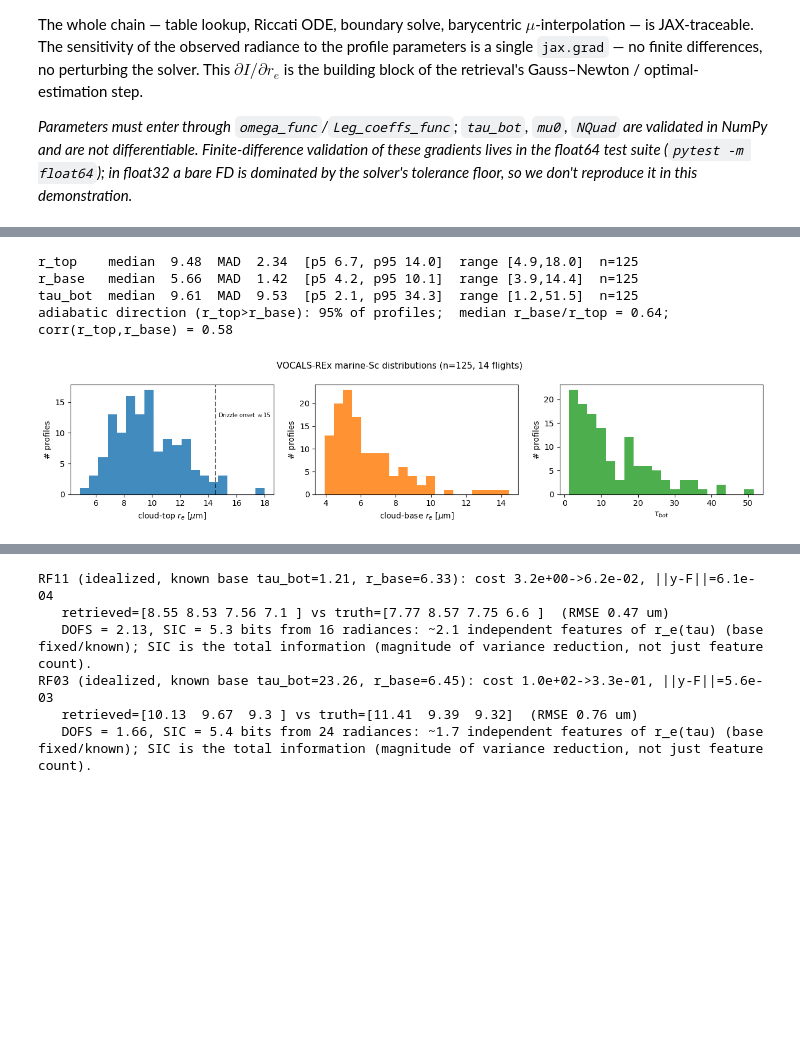
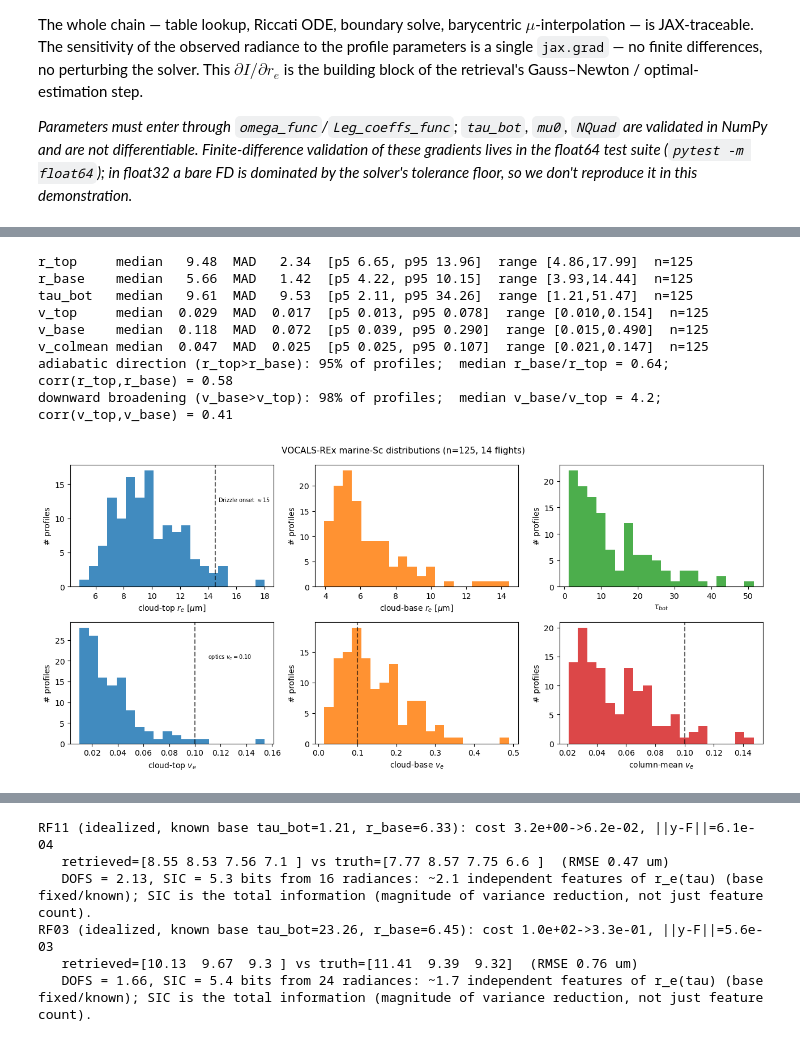
Before and after one commit to dhjx1996/Pythonic-DISORT_inhomogeneous_atmosphere, a Jupyter notebook: docs/riccati_solver_VOCALS_retrieval.ipynb, the cells around one changed output, grey strips where cells are left out. Saved outputs shown, nothing was run; the diff lists cells and outputs as text; code cells hidden in the pictures; blank space fills up the shorter version.

```diff
--- a/docs/riccati_solver_VOCALS_retrieval.ipynb
+++ b/docs/riccati_solver_VOCALS_retrieval.ipynb
@@ -40,17 +36,13 @@ tau_bot = 12.0
 NQuad, NLeg, NLeg_all = 16, 16, 32       # streams; NLeg_all > NLeg feeds delta-M / TMS
 
 # Optics interpolation table r_e -> (omega, Leg_coeffs), built once (offline,
-# high n_radii -> ripple-free). Full Mie inside the ODE never finishes compiling;
+# high n_radii -> ripple-free).
 # the table makes the optics O(1) and keeps r_e -> (omega, Leg) differentiable
 # (table-slope Jacobian). select_channel picks the (single) MODIS band exactly.
 opt = select_channel(
-    build_re_table([wavelength], 2.0, 25.0, 32, v_eff, n_radii=600, NLeg=NLeg_all), 0)
+    build_re_table([wavelength], 2.0, 20.0, 32, v_eff, n_radii=600, NLeg=NLeg_all), 0)  # The table used in production is more detailed
 
-# Adiabatic r_e(tau): grows from base (tau=tau_bot) to top (tau=0). The adiabatic
-# law in OPTICAL DEPTH is r_e ~ tau^(1/5): r_e**3 ~ LWC ~ height z, but the
-# extinction ~ r_e**2 makes tau ~ z^(5/3), so r_e ~ tau^(1/5). We make r_e**5 affine
-# in tau -> r_e stays >= re_base and dr_e/dtau is finite (no root cusp at base).
-re_top, re_base = 12.0, 8.0              # microns (marine Sc: gentle 12->8 um growth)
+re_top, re_base = 12.0, 8.0              # microns (approximate marine Sc: gentle 12->8 um growth)
 def r_e_of_tau(tau, re_top=re_top, re_base=re_base):
     return (re_base ** 5 + (re_top ** 5 - re_base ** 5) * (1 - tau / tau_bot)) ** (1 / 5)
 
@@ -288,30 +294,46 @@ discipline to prevent data leakage.
 # %%
 # VOCALS-REx empirical distributions (the prior's scale); `profiles` loaded above.
 rt = np.array([p.r_top for p in profiles]); rb = np.array([p.r_base for p in profiles])
 tb = np.array([p.tau_bot for p in profiles])
-keep = (tb >= 0.3) & (tb <= 60); rt, rb, tb = rt[keep], rb[keep], tb[keep]   # physical filter
+vt = np.array([p.v_eff[0] for p in profiles])          # cloud-top effective variance
+vb = np.array([p.v_eff[-1] for p in profiles])         # cloud-base effective variance
+vc = np.array([p.v_eff.mean() for p in profiles])      # column-mean effective variance
+keep = (tb >= 0.3) & (tb <= 60)                        # physical filter (drizzle/mis-segmented)
+rt, rb, tb, vt, vb, vc = rt[keep], rb[keep], tb[keep], vt[keep], vb[keep], vc[keep]
 def _stat(x):
     med = np.median(x); mad = 1.4826 * np.median(np.abs(x - med))
     return med, mad, np.percentile(x, 5), np.percentile(x, 95)
-for name, x in [('r_top', rt), ('r_base', rb), ('tau_bot', tb)]:
+for name, x, w in [('r_top', rt, 2), ('r_base', rb, 2), ('tau_bot', tb, 2),
+                   ('v_top', vt, 3), ('v_base', vb, 3), ('v_colmean', vc, 3)]:
     m, mad, p5, p95 = _stat(x)
-    print(f'{name:8s} median {m:5.2f}  MAD {mad:5.2f}  [p5 {p5:.1f}, p95 {p95:.1f}]  '
-          f'range [{x.min():.1f},{x.max():.1f}]  n={x.size}')
+    print(f'{name:9s} median {m:6.{w}f}  MAD {mad:6.{w}f}  [p5 {p5:.{w}f}, p95 {p95:.{w}f}]  '
+          f'range [{x.min():.{w}f},{x.max():.{w}f}]  n={x.size}')
 print(f'adiabatic direction (r_top>r_base): {100 * np.mean(rt > rb):.0f}% of profiles;  '
       f'median r_base/r_top = {np.median(rb / rt):.2f};  corr(r_top,r_base) = {np.corrcoef(rt, rb)[0, 1]:.2f}')
+print(f'downward broadening (v_base>v_top): {100 * np.mean(vb > vt):.0f}% of profiles;  '
+      f'median v_base/v_top = {np.median(vb / vt):.1f};  corr(v_top,v_base) = {np.corrcoef(vt, vb)[0, 1]:.2f}')
 
-fig, ax = plt.subplots(1, 3, figsize=(13, 3))
-for a, (lab, x, c) in zip(ax, [(r'cloud-top $r_e$ [$\mu$m]', rt, 'C0'),
-                               (r'cloud-base $r_e$ [$\mu$m]', rb, 'C1'),
-                               (r'$\tau_{bot}$', tb, 'C2')]):
+fig, ax = plt.subplots(2, 3, figsize=(13, 6))
+panels = [(r'cloud-top $r_e$ [$\mu$m]', rt, 'C0'), (r'cloud-base $r_e$ [$\mu$m]', rb, 'C1'),
+          (r'$\tau_{bot}$', tb, 'C2'),
+          (r'cloud-top $v_e$', vt, 'C0'), (r'cloud-base $v_e$', vb, 'C1'),
+          (r'column-mean $v_e$', vc, 'C3')]
+for a, (lab, x, c) in zip(ax.ravel(), panels):
     a.hist(x, bins=20, color=c, alpha=0.85); a.set_xlabel(lab); a.set_ylabel('# profiles')
-ax[0].axvline(14.5, ls='--', color='k', alpha=0.6)
-ax[0].text(14.7, ax[0].get_ylim()[1] * 0.7, r'Drizzle onset $\approx 15$', fontsize=7)
+ax[0, 0].axvline(14.5, ls='--', color='k', alpha=0.6)
+ax[0, 0].text(14.7, ax[0, 0].get_ylim()[1] * 0.7, r'Drizzle onset $\approx 15$', fontsize=7)
+for a in ax[1]:                                        # the fixed v_e = 0.10 optics-table assumption
+    a.axvline(0.10, ls='--', color='k', alpha=0.6)
+ax[1, 0].text(0.11, ax[1, 0].get_ylim()[1] * 0.7, r'optics $v_e{=}0.10$', fontsize=7)
 fig.suptitle('VOCALS-REx marine-Sc distributions (n=%d, 14 flights)' % rt.size, fontsize=11)
 plt.tight_layout()
 # %% [output]
-r_top    median  9.48  MAD  2.34  [p5 6.7, p95 14.0]  range [4.9,18.0]  n=125
-r_base   median  5.66  MAD  1.42  [p5 4.2, p95 10.1]  range [3.9,14.4]  n=125
-tau_bot  median  9.61  MAD  9.53  [p5 2.1, p95 34.3]  range [1.2,51.5]  n=125
+r_top     median   9.48  MAD   2.34  [p5 6.65, p95 13.96]  range [4.86,17.99]  n=125
+r_base    median   5.66  MAD   1.42  [p5 4.22, p95 10.15]  range [3.93,14.44]  n=125
+tau_bot   median   9.61  MAD   9.53  [p5 2.11, p95 34.26]  range [1.21,51.47]  n=125
+v_top     median  0.029  MAD  0.017  [p5 0.013, p95 0.078]  range [0.010,0.154]  n=125
+v_base    median  0.118  MAD  0.072  [p5 0.039, p95 0.290]  range [0.015,0.490]  n=125
+v_colmean median  0.047  MAD  0.025  [p5 0.025, p95 0.107]  range [0.021,0.147]  n=125
 adiabatic direction (r_top>r_base): 95% of profiles;  median r_base/r_top = 0.64;  corr(r_top,r_base) = 0.58
+downward broadening (v_base>v_top): 98% of profiles;  median v_base/v_top = 4.2;  corr(v_top,v_base) = 0.41
-[figure, old version]
+[figure, new version]
```
Also changed, not shown: parts of 28 cells of this notebook, 8 other files.
